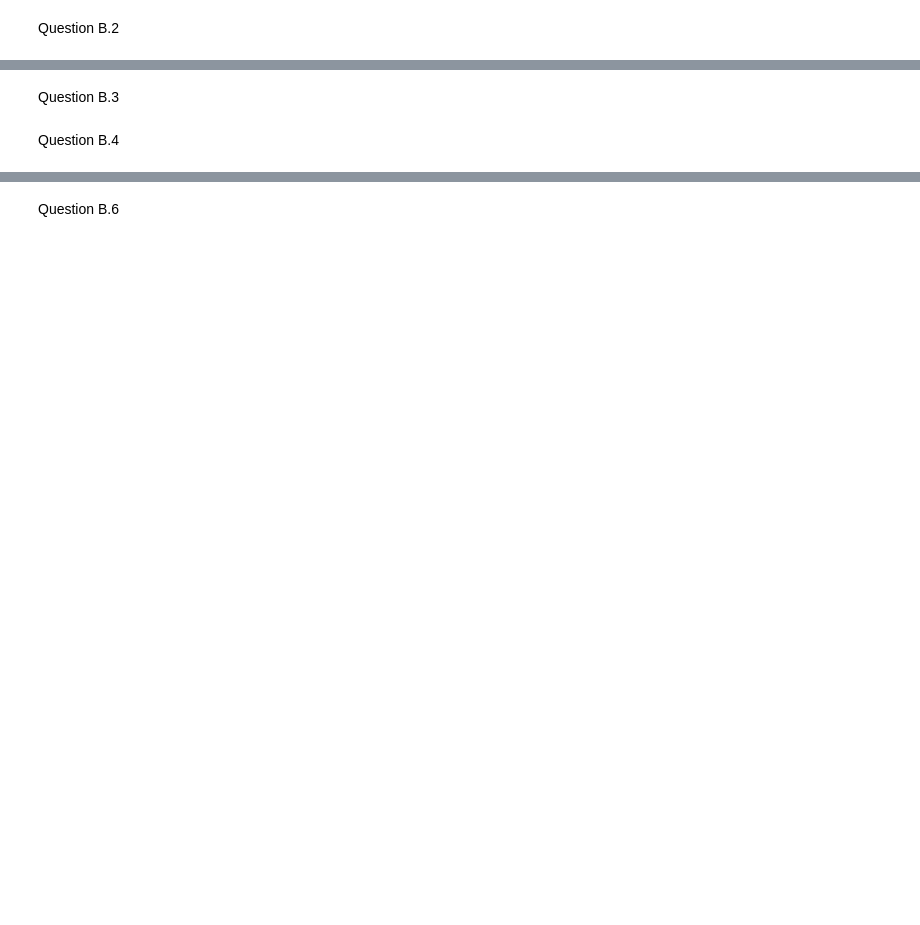
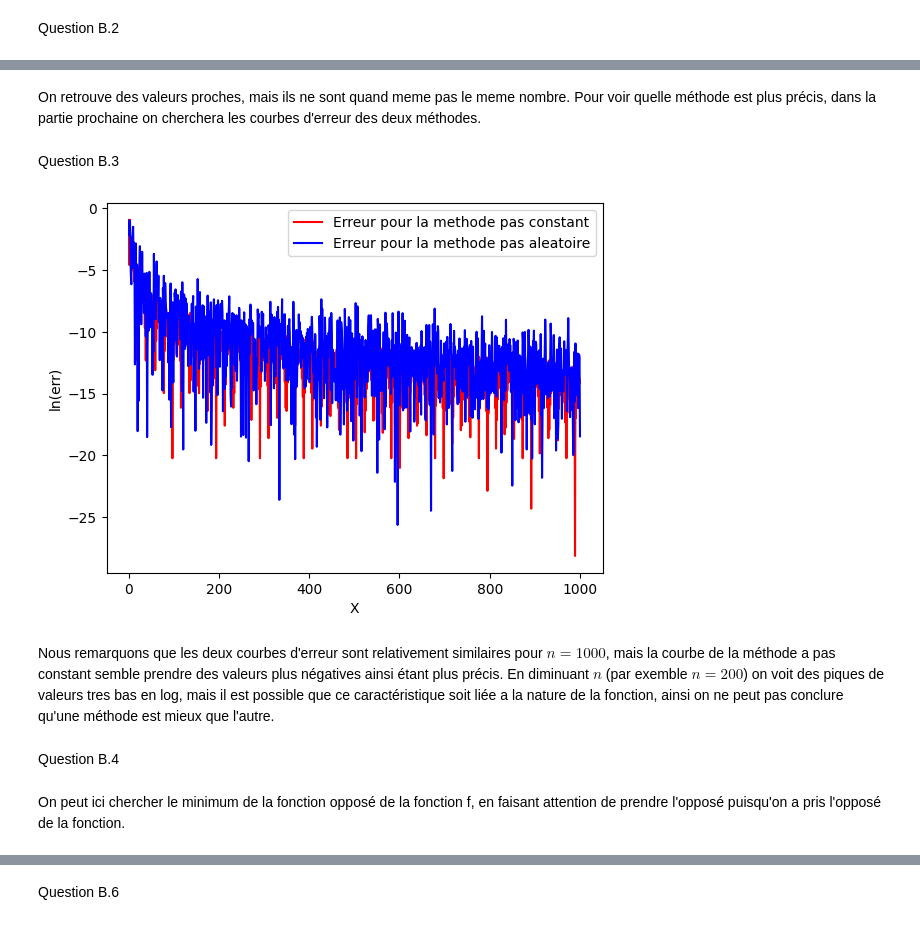
Before and after one commit to SyncAdam/projectAnum, a Jupyter notebook: project.ipynb, the cells around one changed output, grey strips where cells are left out. Cells and saved outputs as stored; diff of their text form; code cells hidden in the pictures; blank space fills up the shorter version.

```diff
--- a/project.ipynb
+++ b/project.ipynb
@@ -44,29 +49,37 @@ print(BalAlea(f,0,3,1000))
+# %% [markdown]
+On retrouve des valeurs proches, mais ils ne sont quand meme pas le meme nombre. Pour voir quelle méthode est plus précis, dans la partie prochaine on cherchera les courbes d'erreur des deux méthodes.
 # %% [markdown]
 Question B.3
 # %%
 #À calculer à la main
-minreelle = (3 + np.sqrt(3)) / 6
+minreelle = f((6 + np.sqrt(12)) / 6)
 n = 1000
 a = 0
 b = 3
 
 pasConstantErreur = []
 aleatoireErreur= []
 
 for i in range(n):
     pasConstantErreur.append(abs(minreelle - chercheMinPasConstant(f, a, b, i + 1)))
     aleatoireErreur.append(abs(minreelle - BalAlea(f, a, b, i + 1)))
 
-X = [k + 1 for k in range(n)]
+X = [(k + 1) for k in range(n)]
 
-plt.plot(np.log(X), np.log(pasConstantErreur), 'r-', label="Erreur pour la methode pas constant")
-plt.plot(np.log(X), np.log(aleatoireErreur), 'b-', label="Erreur pour la methode pas aleatoire")
+plt.plot(X, np.log(pasConstantErreur), 'r-', label="Erreur pour la methode pas constant")
+plt.plot(X, np.log(aleatoireErreur), 'b-', label="Erreur pour la methode pas aleatoire")
 plt.ylabel('ln(err)')
 plt.xlabel ('X')
 plt.legend()
 plt.show()
+# %% [output]
+[figure, added]
+# %% [markdown]
+Nous remarquons que les deux courbes d'erreur sont relativement similaires pour $n = 1000$, mais la courbe de la méthode a pas constant semble prendre des valeurs plus négatives ainsi étant plus précis. En diminuant $n$ (par exemble $n = 200$) on voit des piques de valeurs tres bas en log, mais il est possible que ce caractéristique soit liée a la nature de la fonction, ainsi on ne peut pas conclure qu'une méthode est mieux que l'autre.
 # %% [markdown]
 Question B.4
+# %% [markdown]
+On peut ici chercher le minimum de la fonction opposé de la fonction f, en faisant attention de prendre l'opposé puisqu'on a pris l'opposé de la fonction.
 # %%
 # pour chercher le maximum de f avec la meme methode
 # mf représente -f
```
Also changed, not shown: parts of 36 cells of this notebook, 2 other files.
